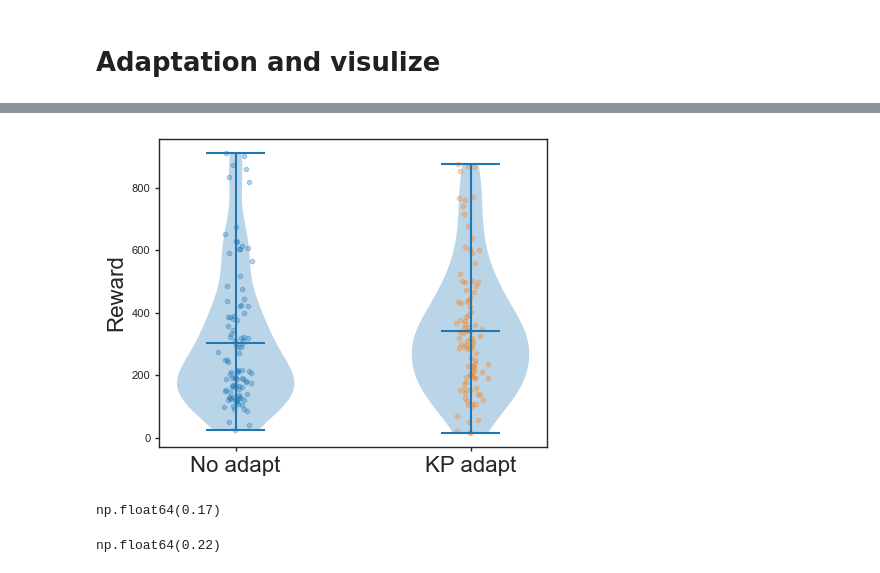
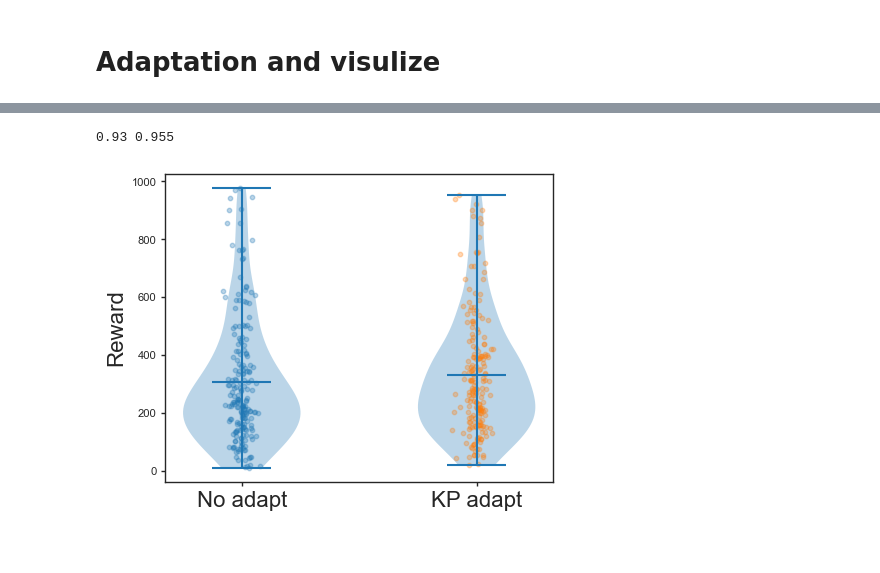
Before and after one commit to Baskin-LIU/Kernel-Propagation, a Jupyter notebook: Experiments/AdaptiveRL.ipynb, the cells around one changed output, grey strips where cells are left out. Drawn from its saved outputs; the diff is of its cells as text; code cells hidden in the pictures.

Commit message:
failure ratio

```diff
--- a/Experiments/AdaptiveRL.ipynb
+++ b/Experiments/AdaptiveRL.ipynb
@@ -29,7 +29,7 @@ action_step = 0.02
 
 # init both teacher and student net
 batch = train_config["batch_size"]
-general_config["device"] = "cuda" if torch.cuda.is_available() else "cpu"
+general_config["device"] = "cpu"
 device = general_config["device"]
 print(device)
 
@@ -304,11 +304,11 @@ def episode_interpolate_adapt(env, actor, critic, critic_target,
                     value_next,_ = critic_target.step(observations[k])
 
                 delta = reward + gamma*value_next - value
-                delta = torch.clamp(delta, -0.4, 0.4)
+                delta = torch.clamp(delta, -0.02, 0.02)
 
                 # baseline = 0.9 * baseline + 0.1 * delta
                 # delta = delta - baseline
-                print(action, delta.item(), baseline)
+                #print(action, delta.item(), baseline)
 
                 actor.prop(F.one_hot(torch.tensor(action), num_classes=n_actions)-p)
                 critic.prop(1.)
@@ -317,9 +317,9 @@ def episode_interpolate_adapt(env, actor, critic, critic_target,
 
             observation = observation_next
             t+=1
-            if adapt and t%50==0:
-                print(actor.layers[-2].W_in.grad.data.norm(2))
-                torch.nn.utils.clip_grad_norm_(actor.parameters(), 1.)
+            if adapt and t%150==0:
+                #print(actor.layers[-2].W_in.grad.data.norm(2))
+                torch.nn.utils.clip_grad_norm_(actor.parameters(), 1.0)
                 torch.nn.utils.clip_grad_norm_(critic.parameters(), 1.0)
                 optimizer_actor.step()
                 optimizer_critic.step()
@@ -329,8 +329,8 @@ def episode_interpolate_adapt(env, actor, critic, critic_target,
 
     return total_reward, t, frames
 # %%
-num_trials = 100
-wind = 7.
+num_trials = 200
+wind = 6.5
 
 visualize = False
 env = WindCartPoleEnv(wind=wind, render_mode="rgb_array")
@@ -380,7 +380,7 @@ for i in range(num_trials):
 
     optimizer_actor = torch.optim.SGD(
         actor.parameters(),
-        lr=1e-3,
+        lr=2e-4,
     )
     optimizer_critic = torch.optim.SGD(
         critic.parameters(),
@@ -392,8 +392,8 @@ for i in range(num_trials):
                                                      adapt=True, visualize=visualize,)
     Adapt_reward.append(total_reward)
     Adapt_time.append(t)
-    if total_reward > 750:
-        imageio.mimsave("../Figures/cartpole_Adapt%.1f.gif"%total_reward, frames, fps=30)
+    #if total_reward > 750:
+        #imageio.mimsave("../Figures/cartpole_Adapt%.1f.gif"%total_reward, frames, fps=30)
 Adapt_reward = np.array(Adapt_reward)
 Adapt_time = np.array(Adapt_time)
 print("Average Reward with adaptation: ", Adapt_reward.mean())
@@ -418,26 +400,21 @@ Average Reward with adaptation:  331.76434
 # %%
 #TODO plot the bar with many runs
 fig, ax = plt.subplots(figsize = (5, 4))
 
 data = [noAdapt_reward, Adapt_reward]
 #data = [noAdapt_time, Adapt_time]
 ax.violinplot(data, positions=[0,1], showmeans=True)
 ax.set_xticks([0,1], ['No adapt', 'KP adapt'], fontsize=16)
 ax.set_ylabel("Reward", fontsize=16)
 
 for i, d in enumerate(data):
     x = np.random.normal(i, 0.03, size=len(d))  # small horizontal jitter
     ax.scatter(x, d, alpha=0.3, s=10)
 
+failure = 800
+print((noAdapt_time < failure).sum()/num_trials, (Adapt_time < failure).sum()/num_trials)
 #plt.savefig('../Figures/CartpoleAdpation.png')
 plt.show()
 # %% [output]
+0.93 0.955
-[figure, old version]
+[figure, new version]
-# %%
-(noAdapt_time > 500).sum()/num_trials
-# %% [output]
-np.float64(0.17)
-# %%
-(Adapt_time > 500).sum()/num_trials
-# %% [output]
-np.float64(0.22)
```
Also changed, not shown: parts of 5 cells of this notebook, 7 other files.
